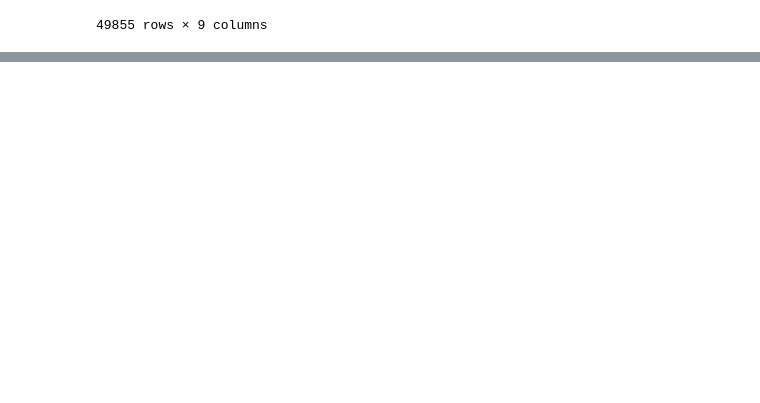
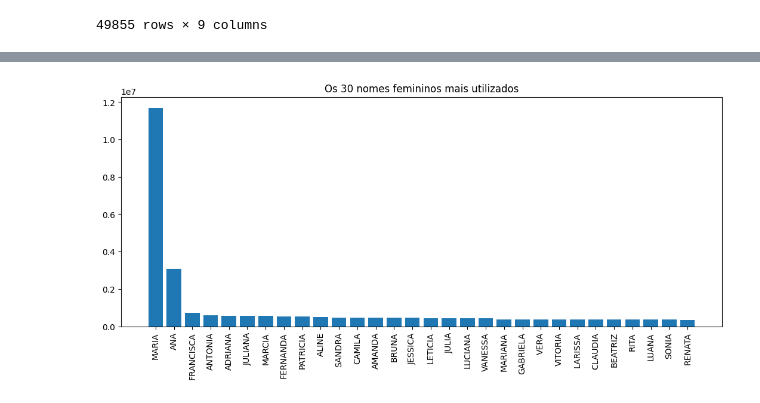
Before and after one commit to Edsondomingos/atividade-final-analise-dataset, a Jupyter notebook: Atividade_Final.ipynb, the cells around one changed output, grey strips where cells are left out. Drawn from its saved outputs; the diff is of its cells as text; code cells hidden in the pictures; blank space fills up the shorter version.

```diff
--- a/Atividade_Final.ipynb
+++ b/Atividade_Final.ipynb
@@ -153,0 +163,11 @@ nomes[nomes.frequency_male == 0]
+# %%
+# Retornar um grafico com Os 30 nomes femininos mais utilizados
+grafico_female1 = nomes.loc[:,['first_name','frequency_female']].sort_values('frequency_female', ascending=False).head(30)
+
+plt.figure(figsize=(13,5))
+plt.bar(grafico_female1.first_name, grafico_female1.frequency_female)
+plt.title('Os 30 nomes femininos mais utilizados')
+plt.xticks(rotation=90)
+plt.show()
+# %% [output]
+[figure, added]
```
Also changed, not shown: parts of 19 cells of this notebook.
